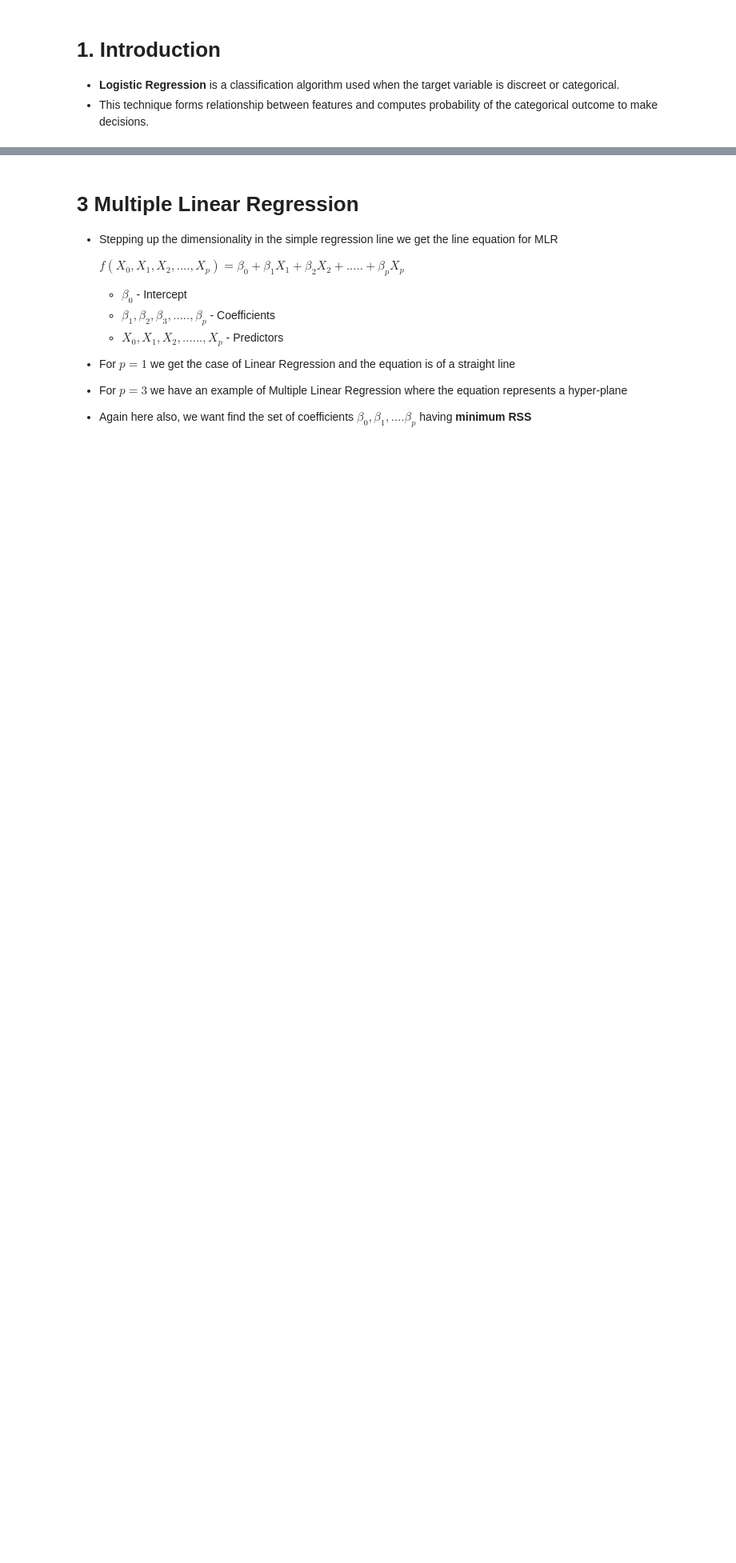
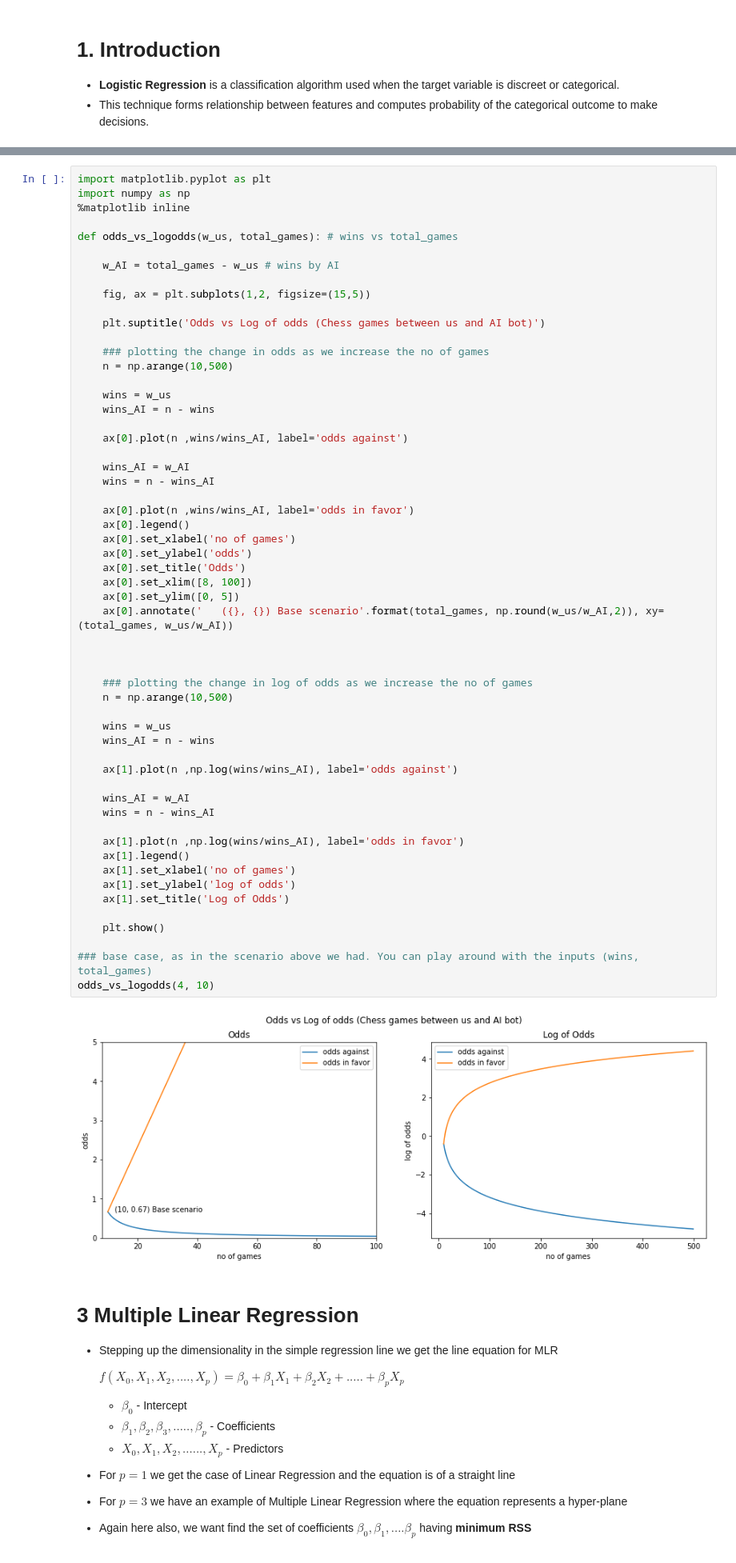
Before and after one commit to Ishankoradia/ML-Concepts-and-Algorithms, a Jupyter notebook: Logistic Regression.ipynb, the cells around one changed output, grey strips where cells are left out. Shown: that part at 80% size. Cells and saved outputs as stored; diff of their text form; blank space fills up the shorter version.

```diff
--- a/Logistic Regression.ipynb
+++ b/Logistic Regression.ipynb
@@ -115,3 +217,61 @@
+# %%
+import matplotlib.pyplot as plt
+import numpy as np
+%matplotlib inline
+
+def odds_vs_logodds(w_us, total_games): # wins vs total_games
+
+    w_AI = total_games - w_us # wins by AI
+
+    fig, ax = plt.subplots(1,2, figsize=(15,5))
+
+    plt.suptitle('Odds vs Log of odds (Chess games between us and AI bot)')
+
+    ### plotting the change in odds as we increase the no of games
+    n = np.arange(10,500)
+
+    wins = w_us
+    wins_AI = n - wins
+
+    ax[0].plot(n ,wins/wins_AI, label='odds against')
+
+    wins_AI = w_AI
+    wins = n - wins_AI
+
+    ax[0].plot(n ,wins/wins_AI, label='odds in favor')
+    ax[0].legend()
+    ax[0].set_xlabel('no of games')
+    ax[0].set_ylabel('odds')
+    ax[0].set_title('Odds')
+    ax[0].set_xlim([8, 100])
+    ax[0].set_ylim([0, 5])
+    ax[0].annotate('   ({}, {}) Base scenario'.format(total_games, np.round(w_us/w_AI,2)), xy=(total_games, w_us/w_AI))
+
+
+
+    ### plotting the change in log of odds as we increase the no of games
+    n = np.arange(10,500)
+
+    wins = w_us
+    wins_AI = n - wins
+
+    ax[1].plot(n ,np.log(wins/wins_AI), label='odds against')
+
+    wins_AI = w_AI
+    wins = n - wins_AI
+
+    ax[1].plot(n ,np.log(wins/wins_AI), label='odds in favor')
+    ax[1].legend()
+    ax[1].set_xlabel('no of games')
+    ax[1].set_ylabel('log of odds')
+    ax[1].set_title('Log of Odds')
+
+    plt.show()
+
+### base case, as in the scenario above we had. You can play around with the inputs (wins, total_games)
+odds_vs_logodds(4, 10)
+# %% [output]
+[figure, added]
 # %% [markdown]
 # <a name = Section3></a>
 # **3 Multiple Linear Regression**
```
Also changed, not shown: parts of 1 cell of this notebook, 1 other file.
